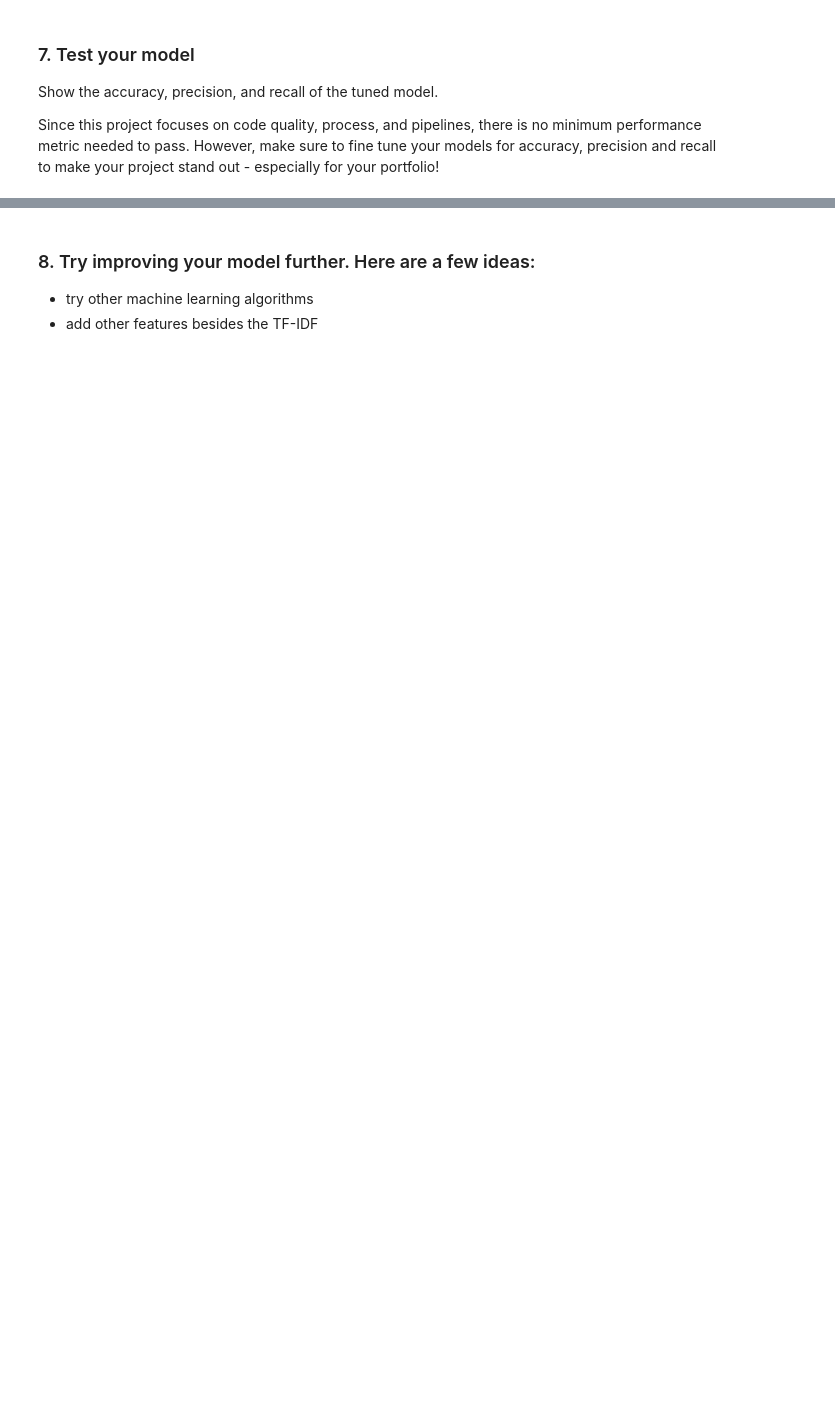
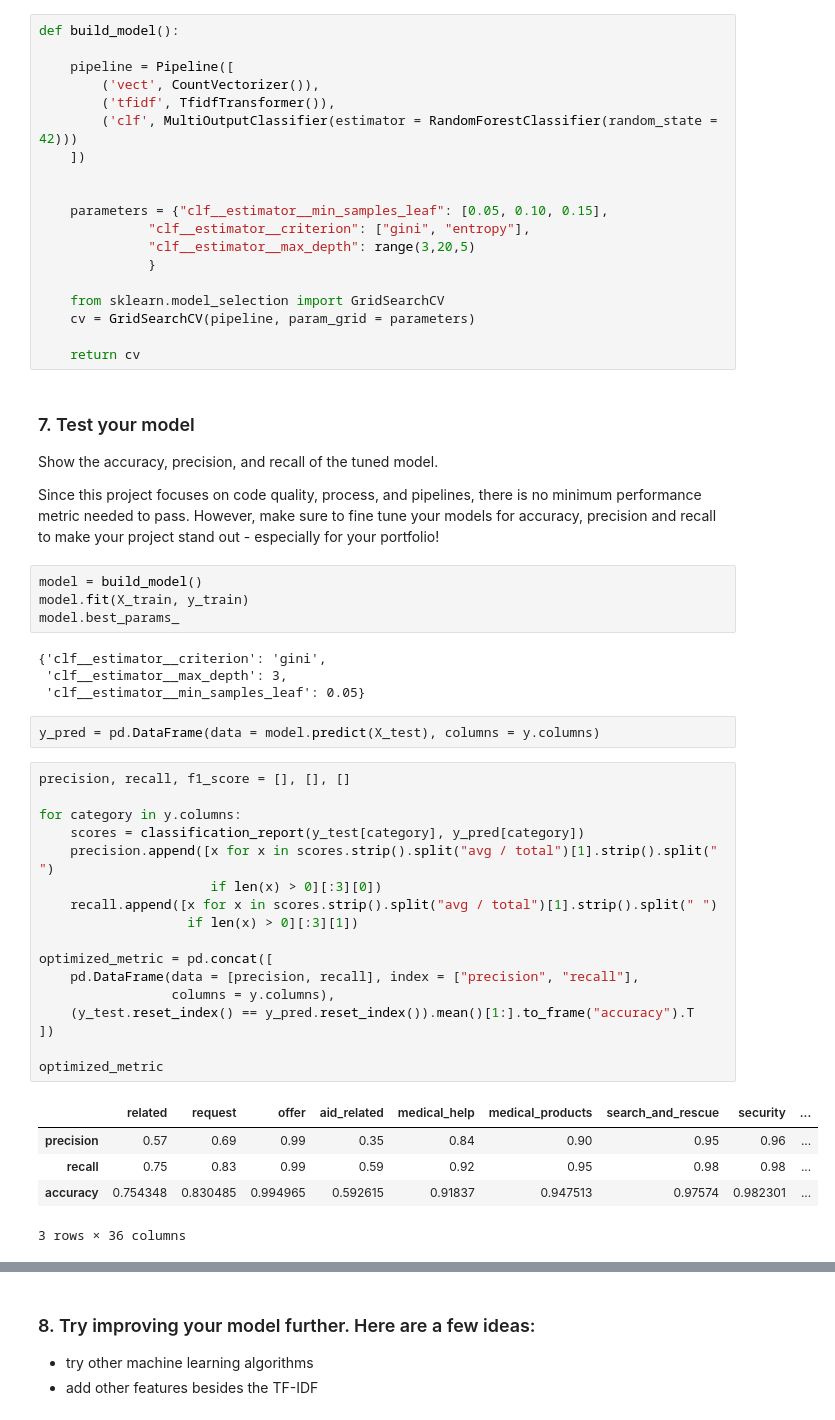
Before and after one commit to qinliu1023/Disaster_Response_Pipeline, a Jupyter notebook: ML_Pipeline_Preparation.ipynb, the cells around one changed output, grey strips where cells are left out. Cells and saved outputs as stored; diff of their text form; blank space fills up the shorter version.

Commit message:
ML Pipeline continue

```diff
--- a/ML_Pipeline_Preparation.ipynb
+++ b/ML_Pipeline_Preparation.ipynb
@@ -109,5 +125,57 @@ cv =
+# %%
+def build_model():
+
+    pipeline = Pipeline([
+        ('vect', CountVectorizer()),
+        ('tfidf', TfidfTransformer()),
+        ('clf', MultiOutputClassifier(estimator = RandomForestClassifier(random_state = 42)))
+    ])
+
+
+    parameters = {"clf__estimator__min_samples_leaf": [0.05, 0.10, 0.15],
+              "clf__estimator__criterion": ["gini", "entropy"],
+              "clf__estimator__max_depth": range(3,20,5)
+              }
+
+    from sklearn.model_selection import GridSearchCV
+    cv = GridSearchCV(pipeline, param_grid = parameters)
+
+    return cv
 # %% [markdown]
 ### 7. Test your model
 Show the accuracy, precision, and recall of the tuned model.
 
 Since this project focuses on code quality, process, and  pipelines, there is no minimum performance metric needed to pass. However, make sure to fine tune your models for accuracy, precision and recall to make your project stand out - especially for your portfolio!
+# %%
+model = build_model()
+model.fit(X_train, y_train)
+model.best_params_
+# %% [output]
+{'clf__estimator__criterion': 'gini',
+ 'clf__estimator__max_depth': 3,
+ 'clf__estimator__min_samples_leaf': 0.05}
+# %%
+y_pred = pd.DataFrame(data = model.predict(X_test), columns = y.columns)
+# %%
+precision, recall, f1_score = [], [], []
+
+for category in y.columns:
+    scores = classification_report(y_test[category], y_pred[category])
+    precision.append([x for x in scores.strip().split("avg / total")[1].strip().split(" ")
+                      if len(x) > 0][:3][0])
+    recall.append([x for x in scores.strip().split("avg / total")[1].strip().split(" ")
+                   if len(x) > 0][:3][1])
+
+optimized_metric = pd.concat([
+    pd.DataFrame(data = [precision, recall], index = ["precision", "recall"],
+                 columns = y.columns),
+    (y_test.reset_index() == y_pred.reset_index()).mean()[1:].to_frame("accuracy").T
+])
+
+optimized_metric
+# %% [output]
+|  | related | request | offer | aid_related | medical_help | medical_products | search_and_rescue | security | ... |
+| precision | 0.57 | 0.69 | 0.99 | 0.35 | 0.84 | 0.90 | 0.95 | 0.96 | ... |
+| recall | 0.75 | 0.83 | 0.99 | 0.59 | 0.92 | 0.95 | 0.98 | 0.98 | ... |
+| accuracy | 0.754348 | 0.830485 | 0.994965 | 0.592615 | 0.91837 | 0.947513 | 0.97574 | 0.982301 | ... |
+3 rows × 36 columns
```
Also changed, not shown: parts of 13 cells of this notebook.
